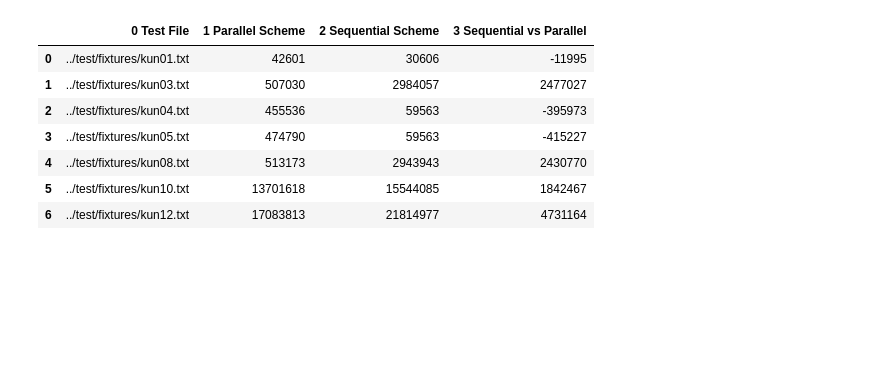
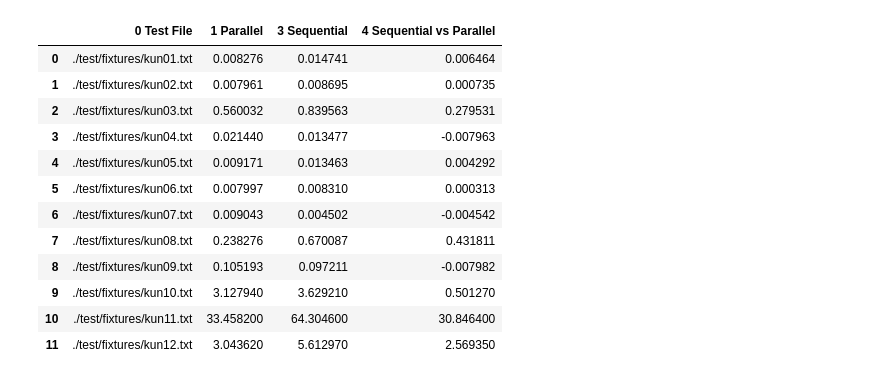
Before and after one commit to marianhlavac/mi-pdp-jes, a Jupyter notebook: docs/sequential-compare.ipynb, the cells around one changed output. Cells and saved outputs as stored; diff of their text form; code cells hidden in the pictures; blank space fills up the shorter version.

Commit message:
New report data

```diff
--- a/docs/sequential-compare.ipynb
+++ b/docs/sequential-compare.ipynb
@@ -29 +29,6 @@ Calculating file 7/7
 Done.
+# %%
+parallel = pd.read_csv('/tmp/pdpjes-results-parallel.csv')
+parallel_star = pd.read_csv('./star-run-01.csv')
+sequential = pd.read_csv('/tmp/pdpjes-results-seq.csv')
+sequential_star = pd.read_csv('./star-run-02.csv')
@@ -61,18 +102,23 @@ ax.set_yscale('log', nonposy='clip')
 # %%
-iterations = pd.DataFrame({
-    '0 Test File': sequential['filename'],
-    '1 Parallel Scheme': parallel['iterations'],
-    '2 Sequential Scheme': sequential['iterations'],
-    '3 Sequential vs Parallel': sequential['iterations'] - parallel['iterations']
+elapsed_star = pd.DataFrame({
+    '0 Test File': sequential_star['filename'],
+    '1 Parallel': parallel_star['elapsed'],
+    '3 Sequential': sequential_star['elapsed'],
+    '4 Sequential vs Parallel': sequential_star['elapsed'] - parallel_star['elapsed'],
 })
 
-iterations
+elapsed_star
 # %% [output]
-|  | 0 Test File | 1 Parallel Scheme | 2 Sequential Scheme | 3 Sequential vs Parallel |
-| 0 | ../test/fixtures/kun01.txt | 42601 | 30606 | -11995 |
-| 1 | ../test/fixtures/kun03.txt | 507030 | 2984057 | 2477027 |
-| 2 | ../test/fixtures/kun04.txt | 455536 | 59563 | -395973 |
-| 3 | ../test/fixtures/kun05.txt | 474790 | 59563 | -415227 |
-| 4 | ../test/fixtures/kun08.txt | 513173 | 2943943 | 2430770 |
-| 5 | ../test/fixtures/kun10.txt | 13701618 | 15544085 | 1842467 |
-| 6 | ../test/fixtures/kun12.txt | 17083813 | 21814977 | 4731164 |
+|  | 0 Test File | 1 Parallel | 3 Sequential | 4 Sequential vs Parallel |
+| 0 | ./test/fixtures/kun01.txt | 0.008276 | 0.014741 | 0.006464 |
+| 1 | ./test/fixtures/kun02.txt | 0.007961 | 0.008695 | 0.000735 |
+| 2 | ./test/fixtures/kun03.txt | 0.560032 | 0.839563 | 0.279531 |
+| 3 | ./test/fixtures/kun04.txt | 0.021440 | 0.013477 | -0.007963 |
+| 4 | ./test/fixtures/kun05.txt | 0.009171 | 0.013463 | 0.004292 |
+| 5 | ./test/fixtures/kun06.txt | 0.007997 | 0.008310 | 0.000313 |
+| 6 | ./test/fixtures/kun07.txt | 0.009043 | 0.004502 | -0.004542 |
+| 7 | ./test/fixtures/kun08.txt | 0.238276 | 0.670087 | 0.431811 |
+| 8 | ./test/fixtures/kun09.txt | 0.105193 | 0.097211 | -0.007982 |
+| 9 | ./test/fixtures/kun10.txt | 3.127940 | 3.629210 | 0.501270 |
+| 10 | ./test/fixtures/kun11.txt | 33.458200 | 64.304600 | 30.846400 |
+| 11 | ./test/fixtures/kun12.txt | 3.043620 | 5.612970 | 2.569350 |
```
Also changed, not shown: parts of 9 cells of this notebook, 1 other file.
